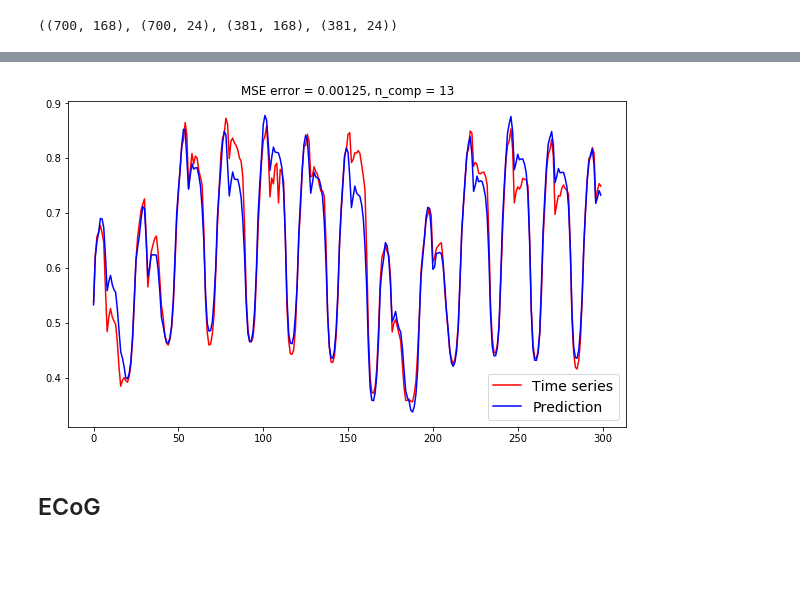
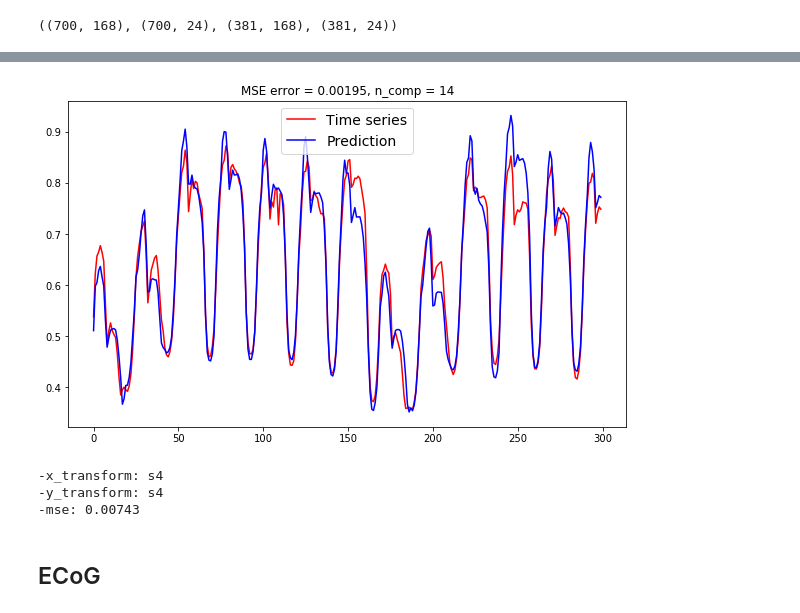
Before and after one commit to mariiavladimirova/NonlinearPLS, a Jupyter notebook: code/main.ipynb, the cells around one changed output, grey strips where cells are left out. Drawn from its saved outputs; the diff is of its cells as text; code cells hidden in the pictures; blank space fills up the shorter version.

```diff
--- a/code/main.ipynb
+++ b/code/main.ipynb
@@ -589,7 +621,9 @@ mean_squared_error(Y_test, Y_pred)
 mse_n_comps = []
 
 for k in np.arange(1, 25):
-    pls = PLSNonLinear(n_components=k)
+    pls = PLSNonLinear(n_components=k, x_kind='linear', y_kind='linear')
     pls.fit(X_train, Y_train)
     Y_pred = pls.predict(X_test)
     mse_n_comps.append(mean_squared_error(Y_test, Y_pred))
+    display.clear_output(wait=True)
+    print('Iteration {} is over'.format(k))
@@ -609,19 +645,45 @@ n_comp
 # %%
-pls = PLSLinear(n_components=n_comp)
+pls = PLSNonLinear(n_components=n_comp, x_kind='g2', y_kind='g2')
 pls.fit(X_train, Y_train)
 Y_pred = pls.predict(X_test)
 
 ts_test = Y_test.ravel()
 ts_pred = Y_pred.ravel()
 
 plt.figure(figsize=(10, 6))
 plt.plot(ts_test[:300], label='Time series', c='r')
 plt.plot(ts_pred[:300], label='Prediction', c='b')
 plt.title('MSE error = {:.5f}, n_comp = {}'.format(mean_squared_error(Y_test, Y_pred), n_comp))
 plt.legend(fontsize=14)
 plt.show()
 # %% [output]
-[figure, old version]
+[figure, new version]
+# %%
+results_energy = {}
+BASELINE_ENERGY = baseline(Y_test)
+
+for x_transform in NONPARAMETRICAL_TRANSROMATIONS:
+    for y_transform in NONPARAMETRICAL_TRANSROMATIONS:
+        mse_n_comps = []
+        for n_comp in range(1, 25):
+            pls = PLSNonLinear(n_components=n_comp,
+                               x_kind=x_transform,
+                               y_kind=y_transform)
+            pls.fit(X_train, Y_train)
+            Y_pred = pls.predict(X_test)
+            mse_n_comps.append(mse(Y_test, Y_pred))
+        mse_n_comps = np.array(mse_n_comps)
+        best_mse = mse_n_comps.min()
+        results_energy[x_transform + '-' + y_transform] = mse_n_comps
+        display.clear_output(wait=True)
+        print('-x_transform:', x_transform)
+        print('-y_transform:', y_transform)
+        print('-mse: {:.5f}'.format(best_mse))
+        print('-nmse: {:.5f}'.format(best_mse / BASELINE_ENERGY))
+# %% [output]
+-x_transform: s4
+-y_transform: s4
+-mse: 0.00743
 # %% [markdown]
 ## ECoG
 # %%
```
Also changed, not shown: parts of 17 cells of this notebook, 1 other file.
